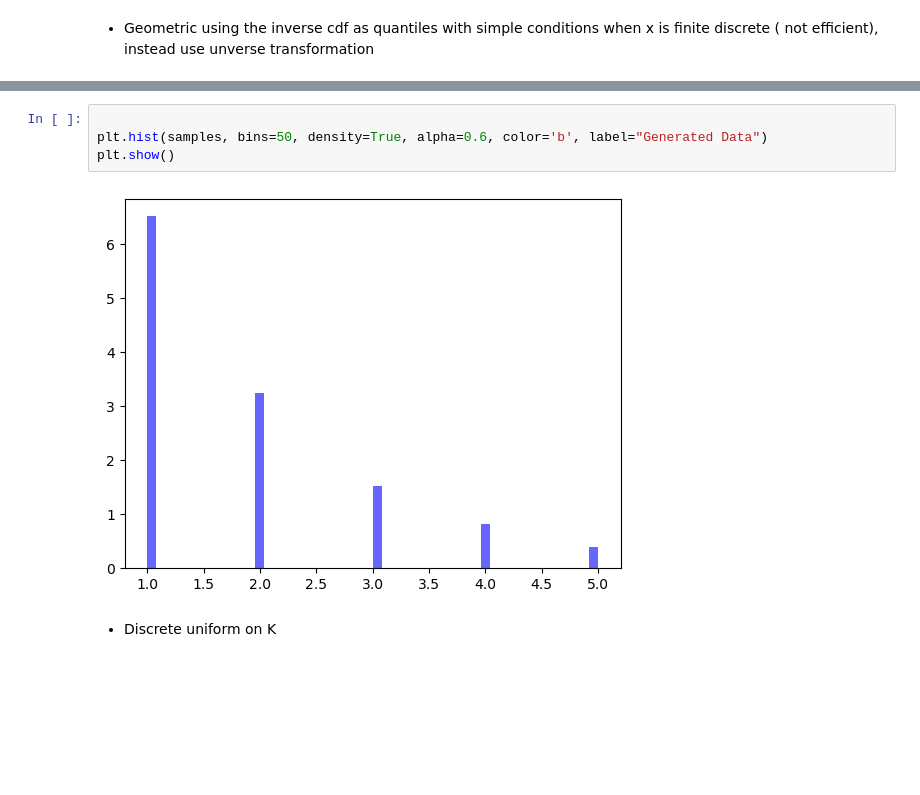
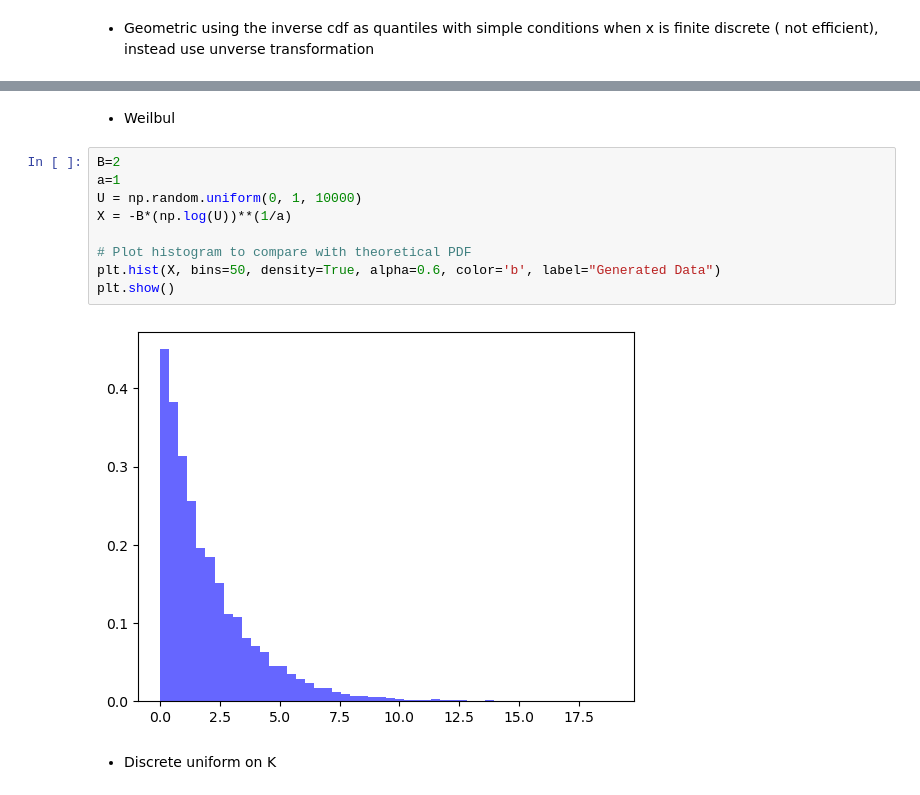
Before and after one commit to aayrapet/MC_simulations, a Jupyter notebook: main.ipynb, the cells around one changed output, grey strips where cells are left out. Drawn from its saved outputs; the diff is of its cells as text; blank space fills up the shorter version.

```diff
--- a/main.ipynb
+++ b/main.ipynb
@@ -201,9 +266,16 @@ for x in U:
+# %% [markdown]
+- Weilbul
 # %%
+B=2
+a=1
+U = np.random.uniform(0, 1, 10000)
+X = -B*(np.log(U))**(1/a)
 
-plt.hist(samples, bins=50, density=True, alpha=0.6, color='b', label="Generated Data")
+# Plot histogram to compare with theoretical PDF
+plt.hist(X, bins=50, density=True, alpha=0.6, color='b', label="Generated Data")
 plt.show()
 # %% [output]
-[figure, old version]
+[figure, new version]
 # %% [markdown]
 - Discrete uniform on K
 # %%
```
Also changed, not shown: parts of 10 cells of this notebook.
